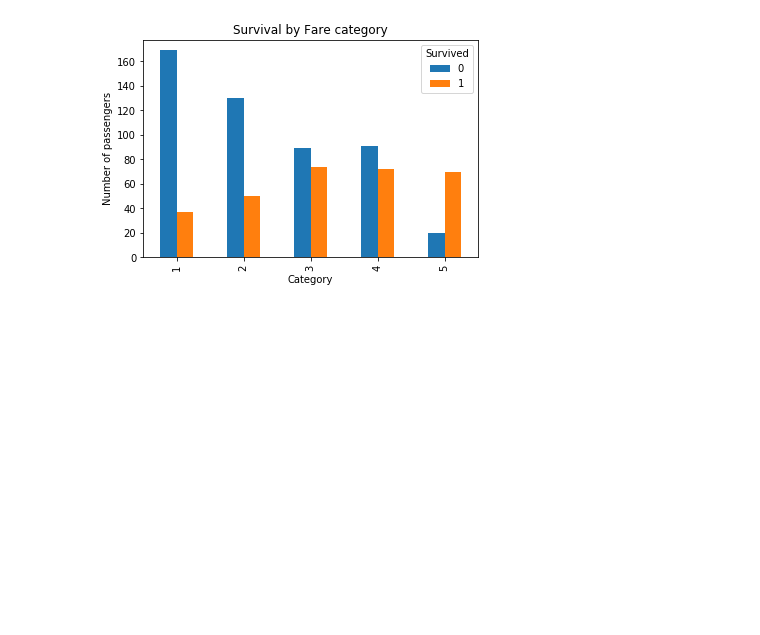
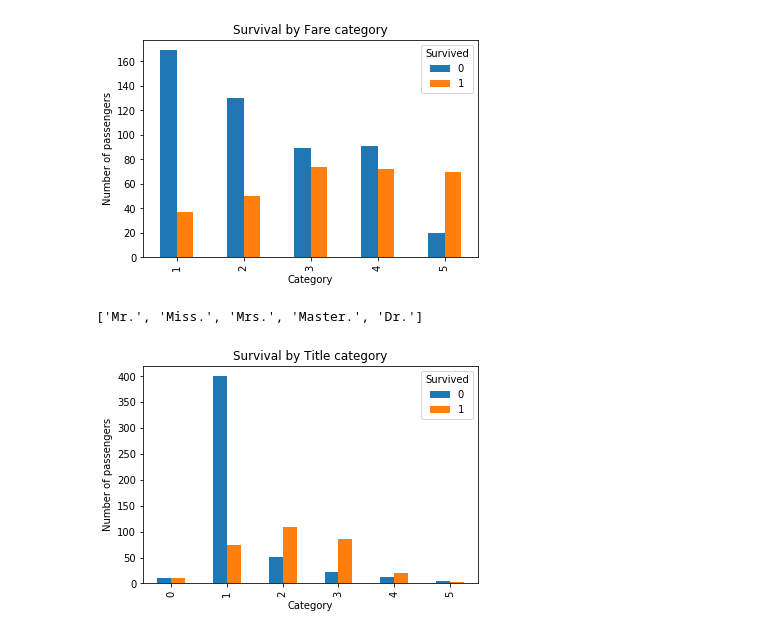
Before and after one commit to MacGarbacz/titanic-survival-roche, a Jupyter notebook: notebooks/Feature Visualisation and Selection.ipynb, the cells around one changed output. Cells and saved outputs as stored; diff of their text form; code cells hidden in the pictures; blank space fills up the shorter version.

Commit message:
Added the title as an attribute to improve the accuracy scores and include information from the name attribute

```diff
--- a/notebooks/Feature Visualisation and Selection.ipynb
+++ b/notebooks/Feature Visualisation and Selection.ipynb
@@ -165,3 +165,37 @@ plt.ylabel('Number of passengers')
 plt.show()
 # %% [output]
 [figure]
+# %%
+#Extract titles from names of passengers and record the 5 most popular ones
+def extract_title(name):
+    parts = name.split(" ")
+    title = ""
+    for part in parts:
+        if "." in part:
+            title = part
+    return title
+
+df['Title'] = df['Name'].apply(extract_title)
+most_common_titles = df['Title'].value_counts()[:5].index.tolist()
+print(most_common_titles)
+# %% [output]
+['Mr.', 'Miss.', 'Mrs.', 'Master.', 'Dr.']
+# %%
+#Convert titles into numerical values
+def convert_title(title):
+    titles = {'Mr.':1, 'Miss.':2, 'Mrs.':3, 'Master.':4, 'Dr.':5}
+    if title in titles.keys():
+        return titles[title]
+    else:
+        return 0
+
+df['Title_value'] = df['Title'].apply(convert_title)
+
+#Visualise the survival by title category
+pd.crosstab(df['Title_value'],target).plot(kind='bar')
+plt.title('Survival by Title category')
+plt.xlabel('Category')
+plt.ylabel('Number of passengers')
+plt.show()
+# %% [output]
+[figure, added]
```
Also changed, not shown: 2 other files.
